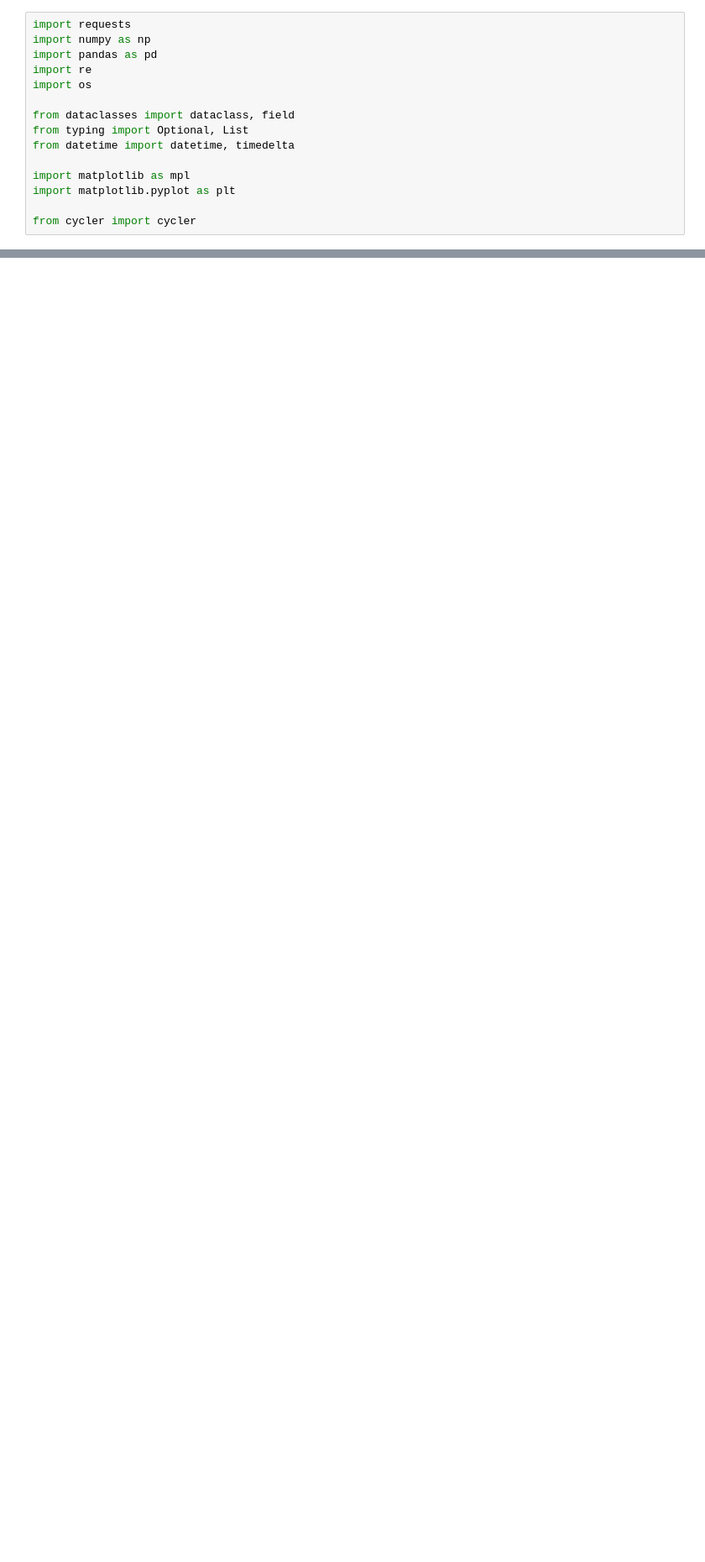
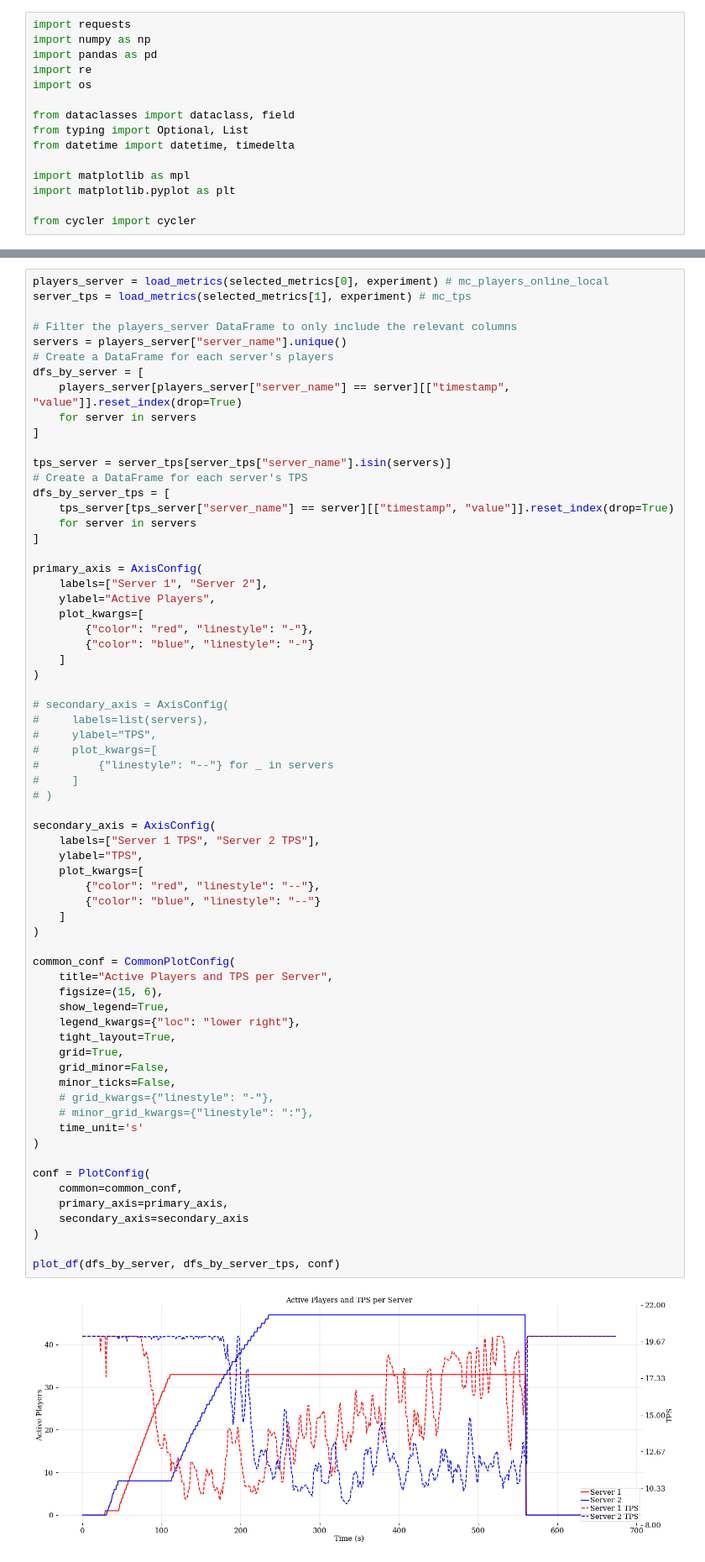
Before and after one commit to bystepii/metrics-extractor, a Jupyter notebook: plot.ipynb, the cells around one changed output, grey strips where cells are left out. Shown at 84% size. Drawn from its saved outputs; the diff is of its cells as text; blank space fills up the shorter version.

```diff
--- a/plot.ipynb
+++ b/plot.ipynb
@@ -510,0 +557,68 @@ _is_function_query("sum by(chunk_owner) (mc_player_location)")
+# %%
+players_server = load_metrics(selected_metrics[0], experiment) # mc_players_online_local
+server_tps = load_metrics(selected_metrics[1], experiment) # mc_tps
+
+# Filter the players_server DataFrame to only include the relevant columns
+servers = players_server["server_name"].unique()
+# Create a DataFrame for each server's players
+dfs_by_server = [
+    players_server[players_server["server_name"] == server][["timestamp", "value"]].reset_index(drop=True)
+    for server in servers
+]
+
+tps_server = server_tps[server_tps["server_name"].isin(servers)]
+# Create a DataFrame for each server's TPS
+dfs_by_server_tps = [
+    tps_server[tps_server["server_name"] == server][["timestamp", "value"]].reset_index(drop=True)
+    for server in servers
+]
+
+primary_axis = AxisConfig(
+    labels=["Server 1", "Server 2"],
+    ylabel="Active Players",
+    plot_kwargs=[
+        {"color": "red", "linestyle": "-"},
+        {"color": "blue", "linestyle": "-"}
+    ]
+)
+
+# secondary_axis = AxisConfig(
+#     labels=list(servers),
+#     ylabel="TPS",
+#     plot_kwargs=[
+#         {"linestyle": "--"} for _ in servers
+#     ]
+# )
+
+secondary_axis = AxisConfig(
+    labels=["Server 1 TPS", "Server 2 TPS"],
+    ylabel="TPS",
+    plot_kwargs=[
+        {"color": "red", "linestyle": "--"},
+        {"color": "blue", "linestyle": "--"}
+    ]
+)
+
+common_conf = CommonPlotConfig(
+    title="Active Players and TPS per Server",
+    figsize=(15, 6),
+    show_legend=True,
+    legend_kwargs={"loc": "lower right"},
+    tight_layout=True,
+    grid=True,
+    grid_minor=False,
+    minor_ticks=False,
+    # grid_kwargs={"linestyle": "-"},
+    # minor_grid_kwargs={"linestyle": ":"},
+    time_unit='s'
+)
+
+conf = PlotConfig(
+    common=common_conf,
+    primary_axis=primary_axis,
+    secondary_axis=secondary_axis
+)
+
+plot_df(dfs_by_server, dfs_by_server_tps, conf)
+# %% [output]
+[figure, added]
```
Also changed, not shown: parts of 17 cells of this notebook.
